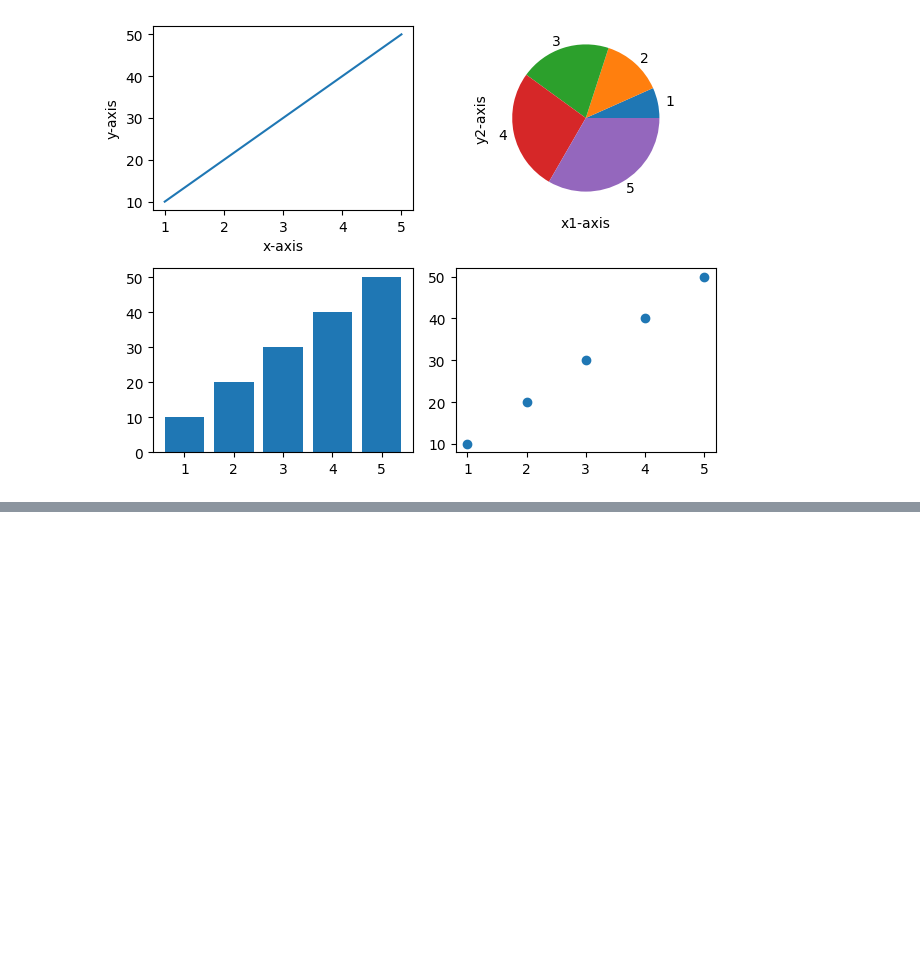
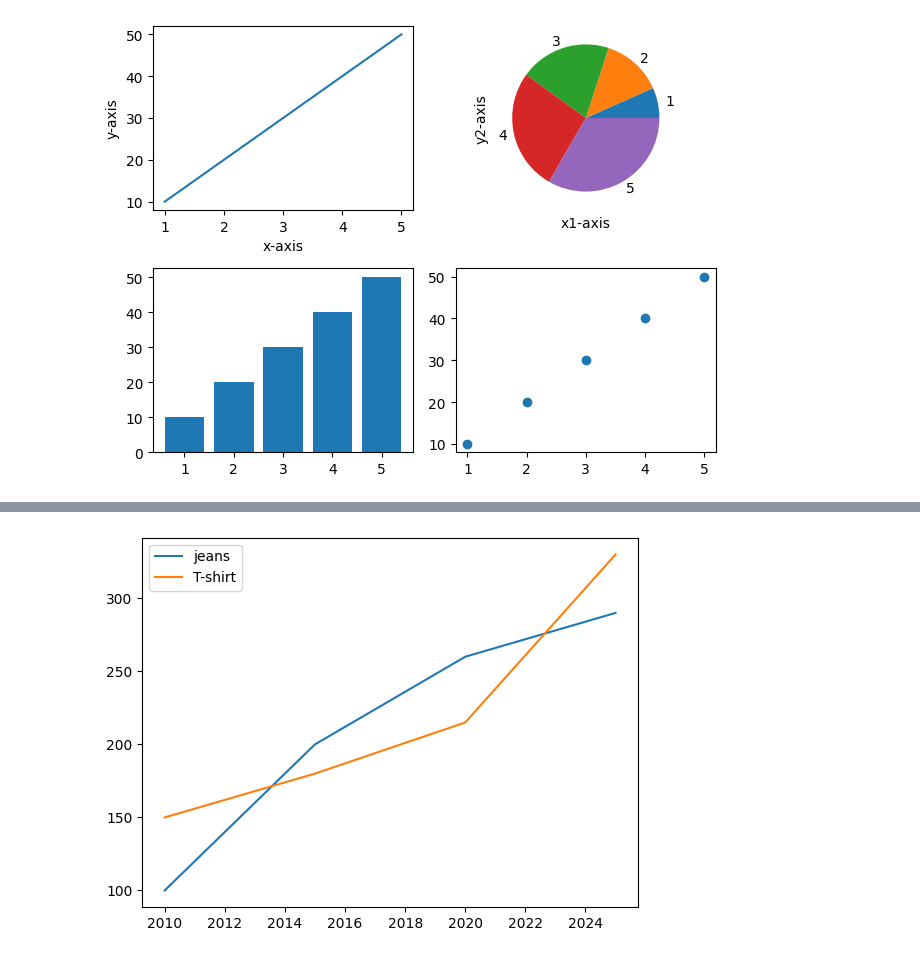
Before and after one commit to anjali801/Data-science-45-internship, a Jupyter notebook: Day18.ipynb, the cells around one changed output, grey strips where cells are left out. Saved outputs shown, nothing was run; the diff lists cells and outputs as text; code cells hidden in the pictures; blank space fills up the shorter version.

```diff
--- a/Day18.ipynb
+++ b/Day18.ipynb
@@ -96,0 +141,13 @@ plt.show()
+# %%
+  import matplotlib.pyplot as plt
+
+x = [2010,2015,2020,2025]
+y1 = [100,200,260,290]
+y2 = [150,180,215,330]
+
+plt.plot(x,y1,label="jeans")
+plt.plot(x,y2,label="T-shirt")
+plt.legend()                     # use for show visual guide on the graph
+plt.show()
+# %% [output]
+[figure, added]
```
Also changed, not shown: parts of 18 cells of this notebook.
